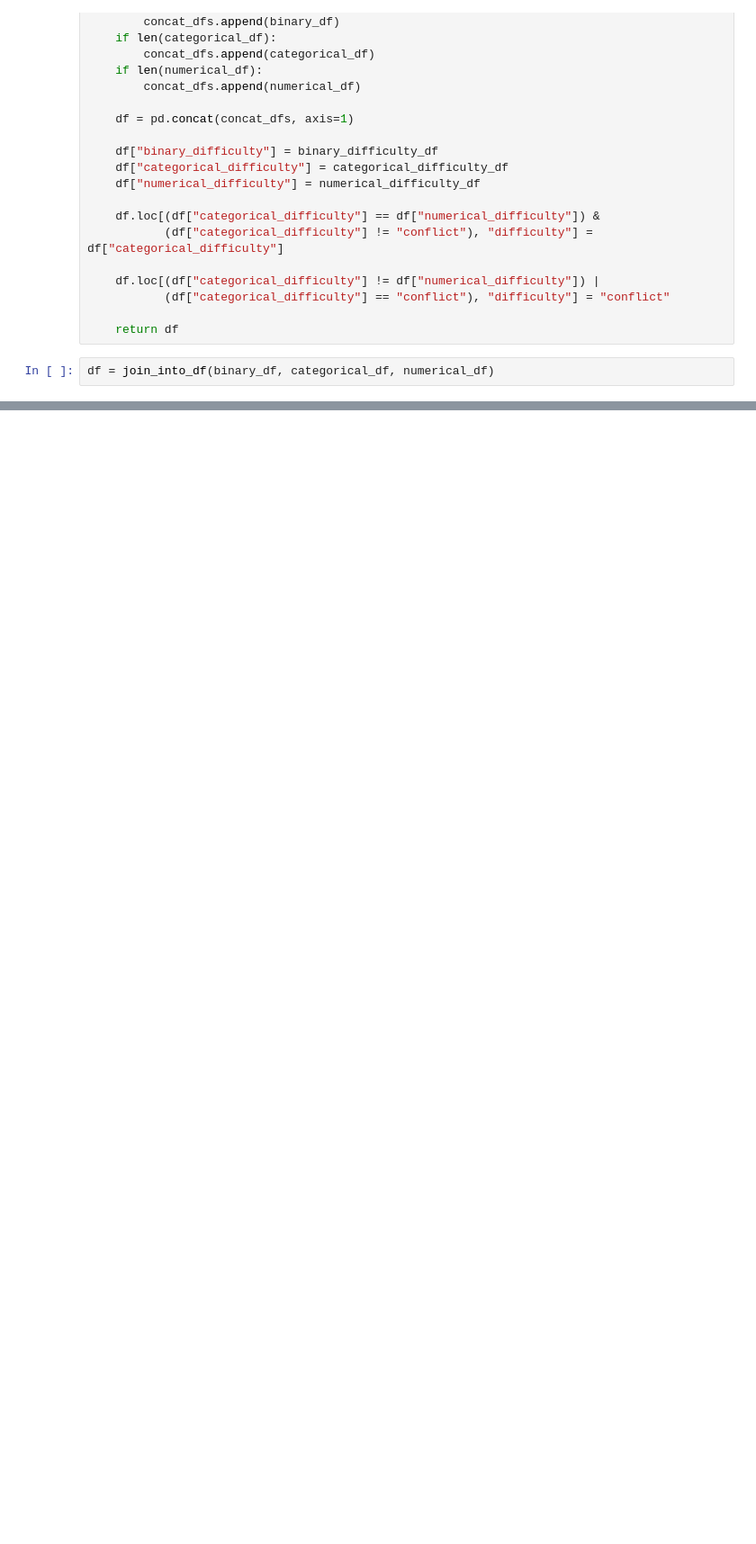
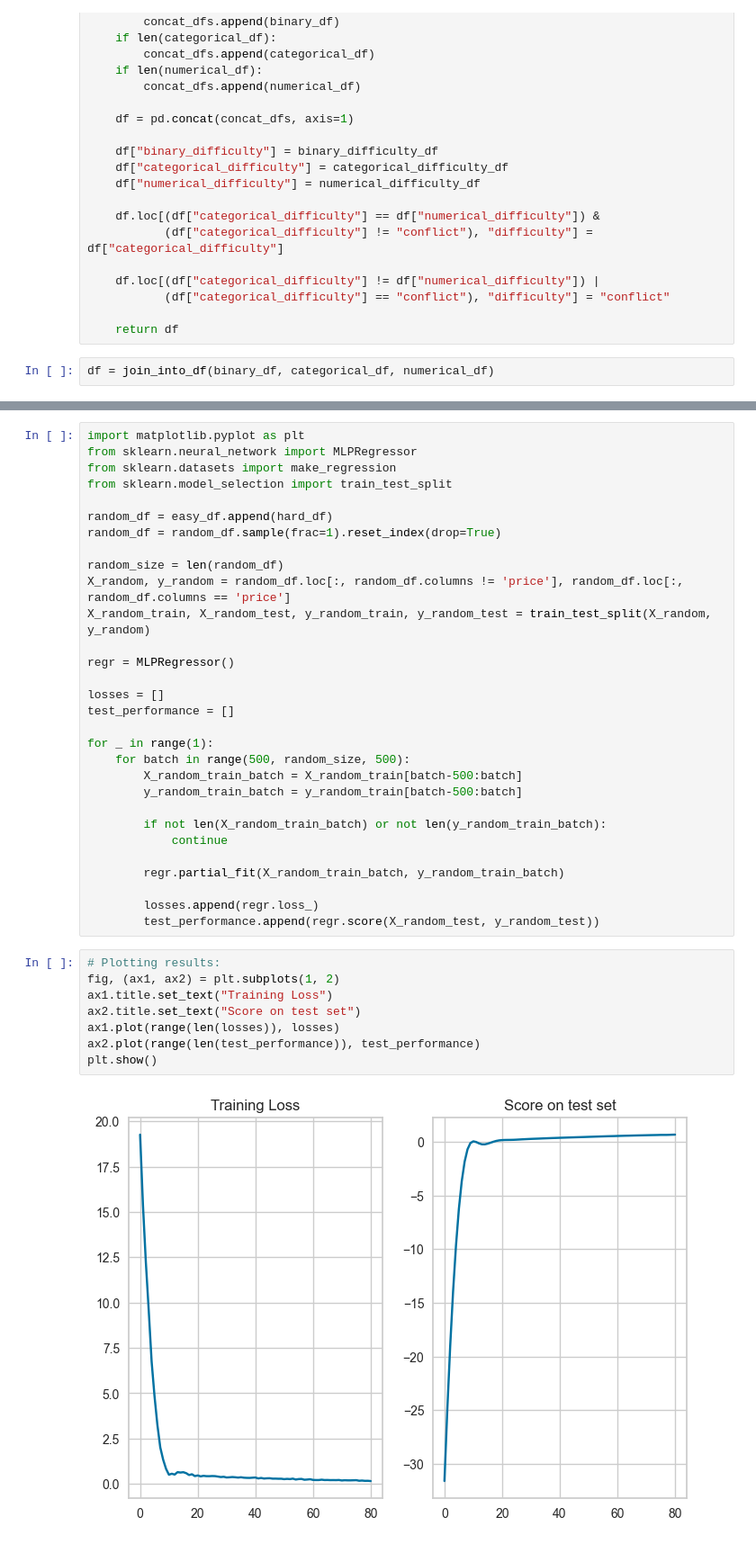
Before and after one commit to danorel/curning, a Jupyter notebook: cl.diamonds.ipynb, the cells around one changed output, grey strips where cells are left out. Shown at 90% size. Saved outputs shown, nothing was run; the diff lists cells and outputs as text; blank space fills up the shorter version.

```diff
--- a/cl.diamonds.ipynb
+++ b/cl.diamonds.ipynb
@@ -296,0 +388,40 @@ conflict_predictions
+# %%
+import matplotlib.pyplot as plt
+from sklearn.neural_network import MLPRegressor
+from sklearn.datasets import make_regression
+from sklearn.model_selection import train_test_split
+
+random_df = easy_df.append(hard_df)
+random_df = random_df.sample(frac=1).reset_index(drop=True)
+
+random_size = len(random_df)
+X_random, y_random = random_df.loc[:, random_df.columns != 'price'], random_df.loc[:, random_df.columns == 'price']
+X_random_train, X_random_test, y_random_train, y_random_test = train_test_split(X_random, y_random)
+
+regr = MLPRegressor()
+
+losses = []
+test_performance = []
+
+for _ in range(1):
+    for batch in range(500, random_size, 500):
+        X_random_train_batch = X_random_train[batch-500:batch]
+        y_random_train_batch = y_random_train[batch-500:batch]
+
+        if not len(X_random_train_batch) or not len(y_random_train_batch):
+            continue
+
+        regr.partial_fit(X_random_train_batch, y_random_train_batch)
+
+        losses.append(regr.loss_)
+        test_performance.append(regr.score(X_random_test, y_random_test))
+# %%
+# Plotting results:
+fig, (ax1, ax2) = plt.subplots(1, 2)
+ax1.title.set_text("Training Loss")
+ax2.title.set_text("Score on test set")
+ax1.plot(range(len(losses)), losses)
+ax2.plot(range(len(test_performance)), test_performance)
+plt.show()
+# %% [output]
+[figure, added]
```
Also changed, not shown: parts of 29 cells of this notebook, 1 other file.
